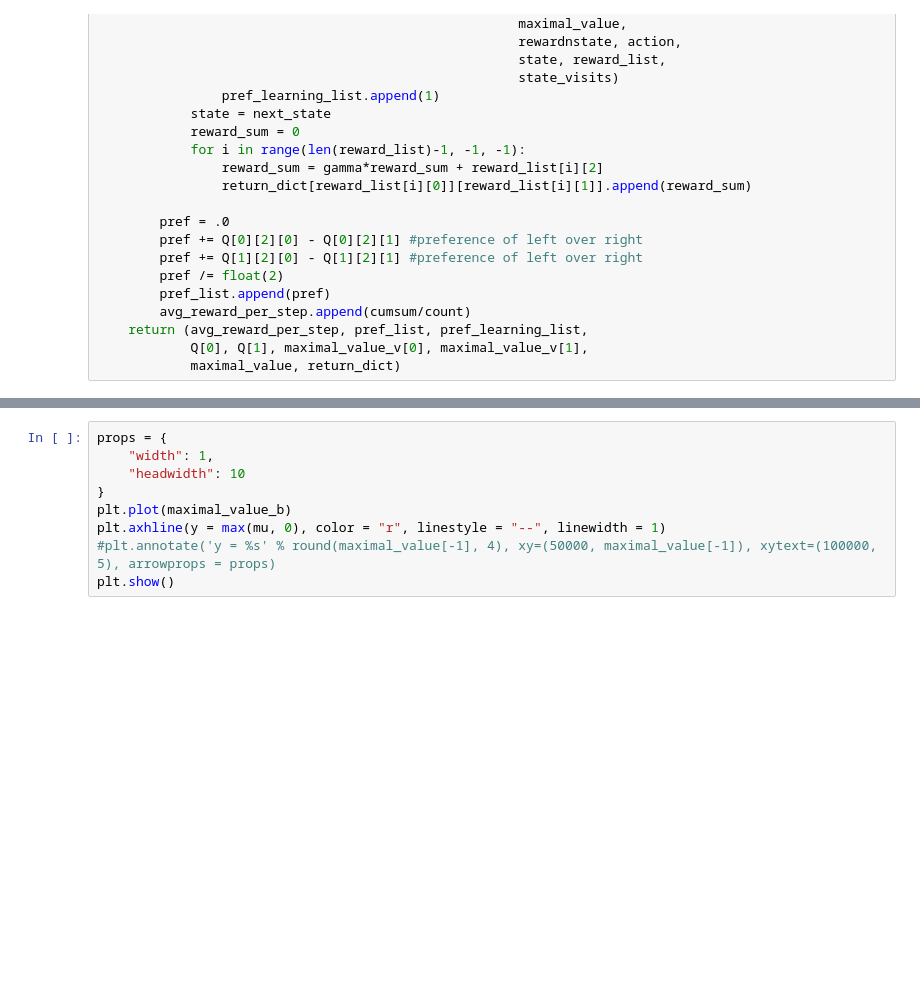
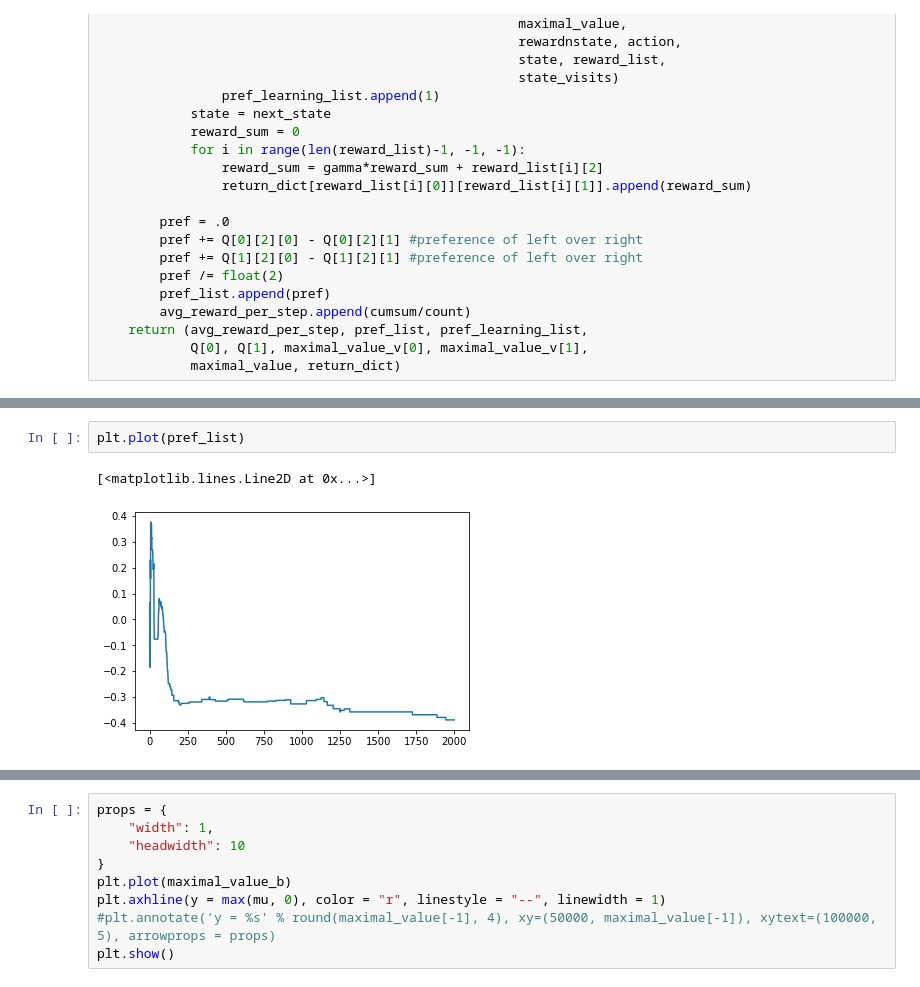
Before and after one commit to raunakkbanerjee/Estimation_bias_QLearning, a Jupyter notebook: Switch_between_Q_and_Double_Qlearning.ipynb, the cells around one changed output, grey strips where cells are left out. Cells and saved outputs as stored; diff of their text form; blank space fills up the shorter version.

```diff
--- a/Switch_between_Q_and_Double_Qlearning.ipynb
+++ b/Switch_between_Q_and_Double_Qlearning.ipynb
@@ -400,3 +451,8 @@ plt.show()
+# %%
+plt.plot(pref_list)
+# %% [output]
+[<matplotlib.lines.Line2D at 0x...>]
+[figure, added]
 # %%
 props = {
     "width": 1,
```
Also changed, not shown: parts of 11 cells of this notebook.
